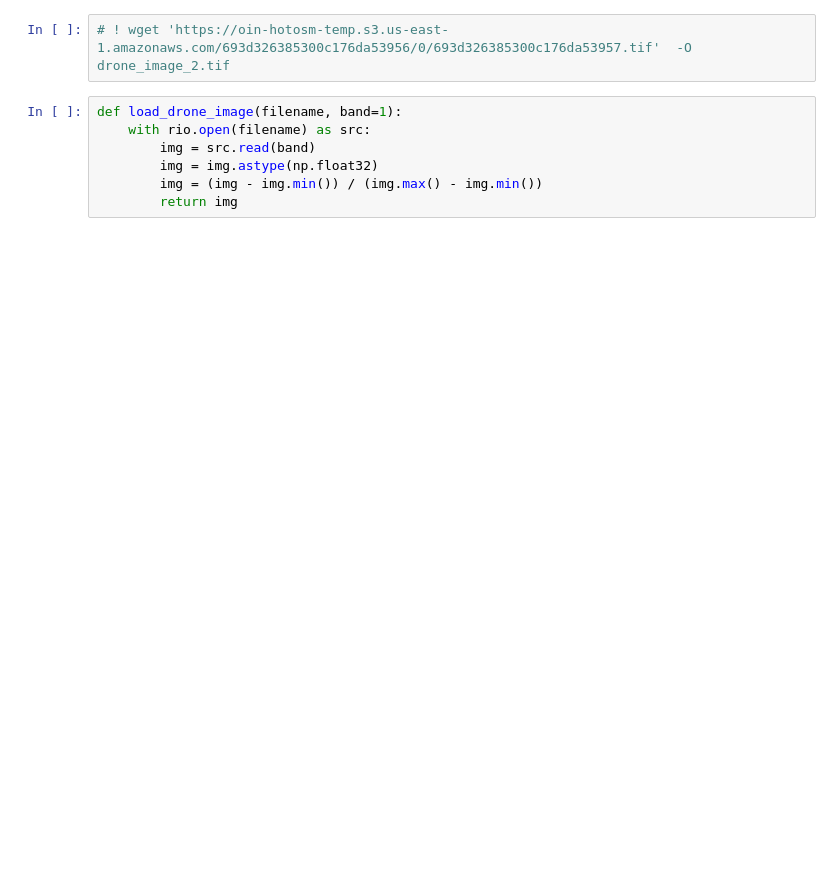
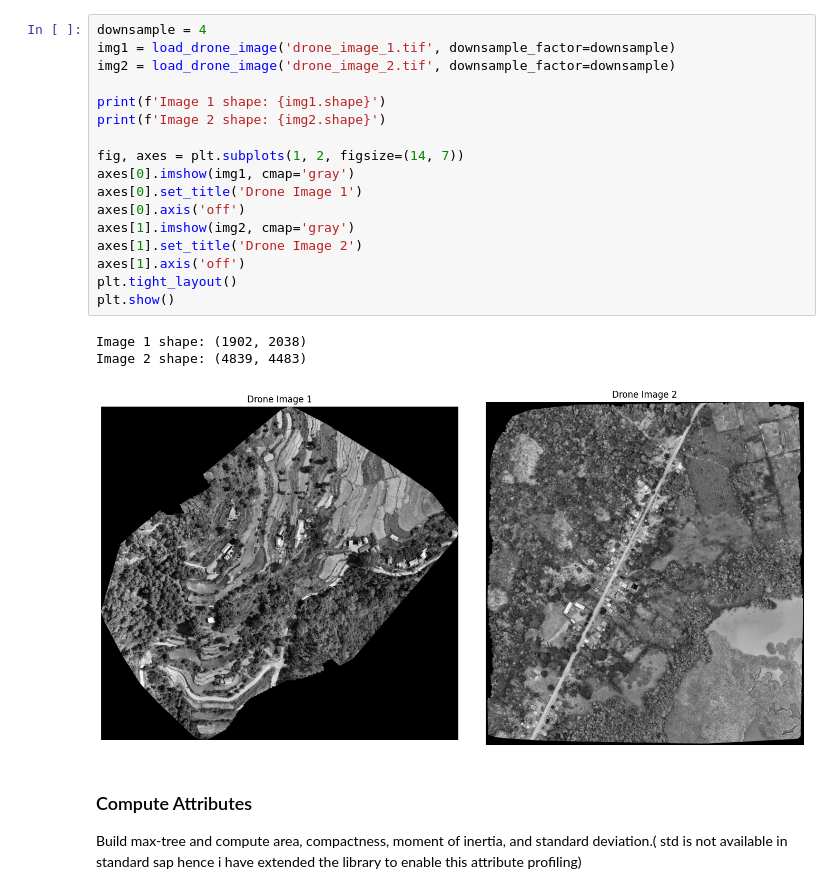
Before and after one commit to kshitijrajsharma/ersip-sprint, a Jupyter notebook: sprints/3/pattern_spectrum_building_detection.ipynb, the cells around one changed output. Cells and saved outputs as stored; diff of their text form; blank space fills up the shorter version.

```diff
--- a/sprints/3/pattern_spectrum_building_detection.ipynb
+++ b/sprints/3/pattern_spectrum_building_detection.ipynb
@@ -10,10 +40,25 @@ import rasterio as rio
-# %%
-# ! wget 'https://oin-hotosm-temp.s3.us-east-1.amazonaws.com/693d326385300c176da53956/0/693d326385300c176da53957.tif'  -O drone_image_2.tif
 # %%
-def load_drone_image(filename, band=1):
-    with rio.open(filename) as src:
-        img = src.read(band)
-        img = img.astype(np.float32)
-        img = (img - img.min()) / (img.max() - img.min())
-        return img
+downsample = 4
+img1 = load_drone_image('drone_image_1.tif', downsample_factor=downsample)
+img2 = load_drone_image('drone_image_2.tif', downsample_factor=downsample)
+
+print(f'Image 1 shape: {img1.shape}')
+print(f'Image 2 shape: {img2.shape}')
+
+fig, axes = plt.subplots(1, 2, figsize=(14, 7))
+axes[0].imshow(img1, cmap='gray')
+axes[0].set_title('Drone Image 1')
+axes[0].axis('off')
+axes[1].imshow(img2, cmap='gray')
+axes[1].set_title('Drone Image 2')
+axes[1].axis('off')
+plt.tight_layout()
+plt.show()
+# %% [output]
+Image 1 shape: (1902, 2038)
+Image 2 shape: (4839, 4483)
+[figure, added]
+# %% [markdown]
+### Compute Attributes
+Build max-tree and compute area, compactness, moment of inertia, and standard deviation.( std is not available in standard sap hence i have extended the library to enable this attribute profiling)
 # %%
```
Also changed, not shown: parts of 15 cells of this notebook, 4 other files.
